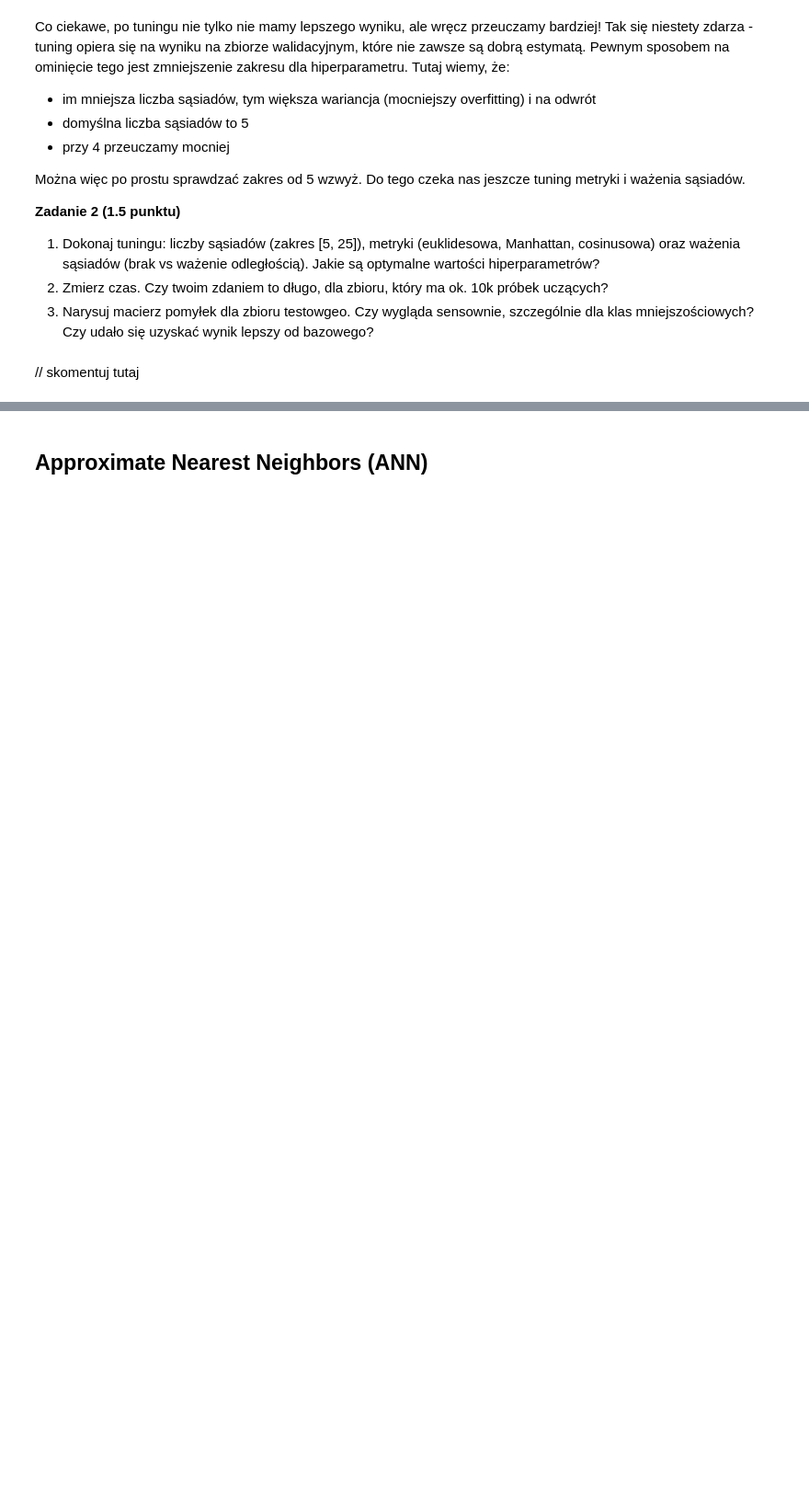
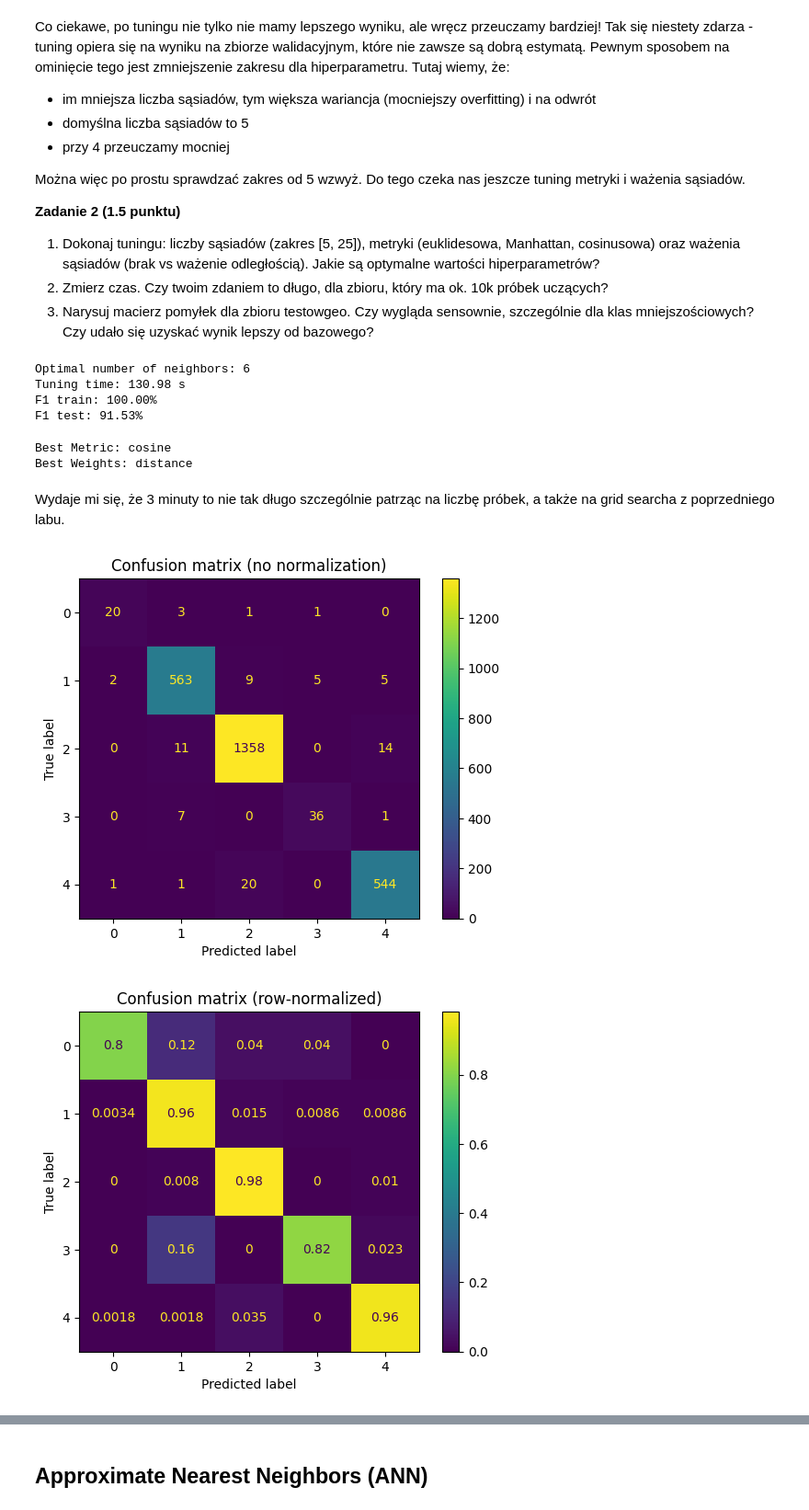
Before and after one commit to Jeremylaby/podstawy-uczenia-maszynowego-24-25, a Jupyter notebook: lab2/notebook.ipynb, the cells around one changed output, grey strips where cells are left out. Shown at 92% size. Saved outputs shown, nothing was run; the diff lists cells and outputs as text; code cells hidden in the pictures; blank space fills up the shorter version.

```diff
--- a/lab2/notebook.ipynb
+++ b/lab2/notebook.ipynb
@@ -190,5 +298,70 @@ Można więc po prostu sprawdzać zakres od 5 wzwyż. Do tego czeka nas jeszcze
 1. Dokonaj tuningu: liczby sąsiadów (zakres [5, 25]), metryki (euklidesowa, Manhattan, cosinusowa) oraz ważenia sąsiadów (brak vs ważenie odległością). Jakie są optymalne wartości hiperparametrów?
 2. Zmierz czas. Czy twoim zdaniem to długo, dla zbioru, który ma ok. 10k próbek uczących?
 3. Narysuj macierz pomyłek dla zbioru testowgeo. Czy wygląda sensownie, szczególnie dla klas mniejszościowych? Czy udało się uzyskać wynik lepszy od bazowego?
-# %% [markdown]
-// skomentuj tutaj
+# %%
+clf = KNeighborsClassifier(n_jobs=-1)
+
+param_grid = {
+    "n_neighbors": list(range(5, 26)),
+    "metric": ["euclidean", "cosine", "manhattan"],
+    "weights": ["uniform", "distance"],
+}
+
+multiclass_f1 = make_scorer(
+    f1_score,
+    average="macro",
+    greater_is_better=True,
+)
+
+cv = GridSearchCV(
+    estimator=clf,
+    param_grid=param_grid,
+    scoring=multiclass_f1,
+    cv=5,
+)
+
+time_start = time()
+cv.fit(X_train, y_train)
+time_end = time()
+
+print(f"Optimal number of neighbors: {cv.best_params_['n_neighbors']}")
+print(f"Tuning time: {time_end - time_start:.2f} s")
+
+y_pred_score_train = cv.predict(X_train)
+y_pred_score_test = cv.predict(X_test)
+
+f1_train = f1_score(y_train, y_pred_score_train, average="macro")
+f1_test = f1_score(y_test, y_pred_score_test, average="macro")
+
+print(f"F1 train: {100 * f1_train:.2f}%")
+print(f"F1 test: {100 * f1_test:.2f}%")
+# %% [output]
+Optimal number of neighbors: 6
+Tuning time: 130.98 s
+F1 train: 100.00%
+F1 test: 91.53%
+# %%
+print("Best Metric:", cv.best_params_["metric"])
+print("Best Weights:", cv.best_params_["weights"])
+# %% [output]
+Best Metric: cosine
+Best Weights: distance
+# %% [markdown]
+Wydaje mi się, że 3 minuty to nie tak długo szczególnie patrząc na liczbę próbek, a także na grid searcha z poprzedniego labu.
+# %%
+from sklearn.metrics import ConfusionMatrixDisplay
+
+best_clf = cv.best_estimator_
+
+best_clf.fit(X_train, y_train)
+ConfusionMatrixDisplay.from_estimator(best_clf, X_test, y_test)
+plt.title("Confusion matrix (no normalization)")
+plt.show()
+
+
+ConfusionMatrixDisplay.from_estimator(best_clf, X_test, y_test, normalize="true")
+plt.title("Confusion matrix (row-normalized)")
+plt.show()
+# %% [output]
+[figure, added]
+[figure, added]
```
Also changed, not shown: parts of 10 cells of this notebook, 1 other file.
